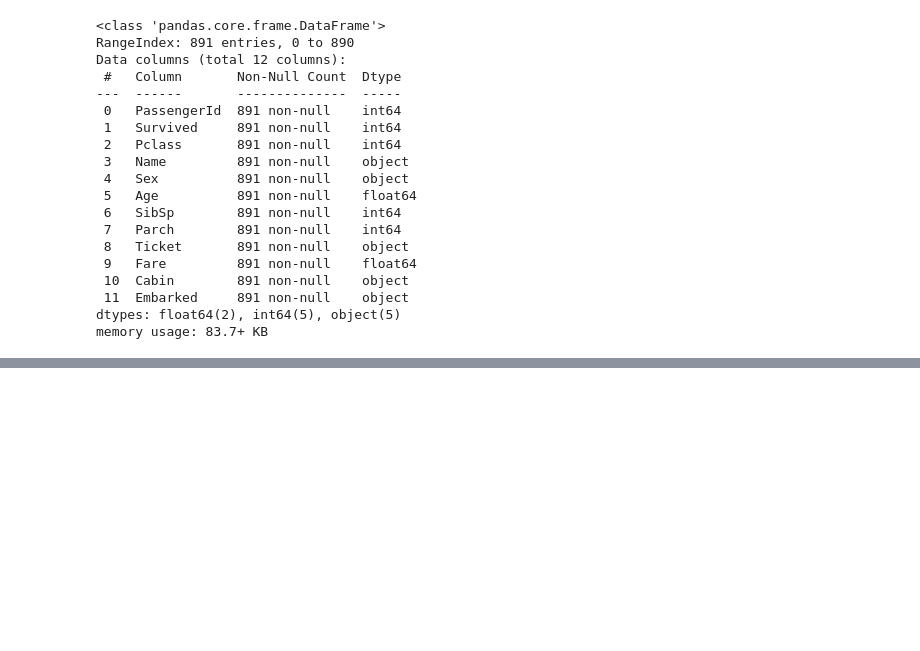
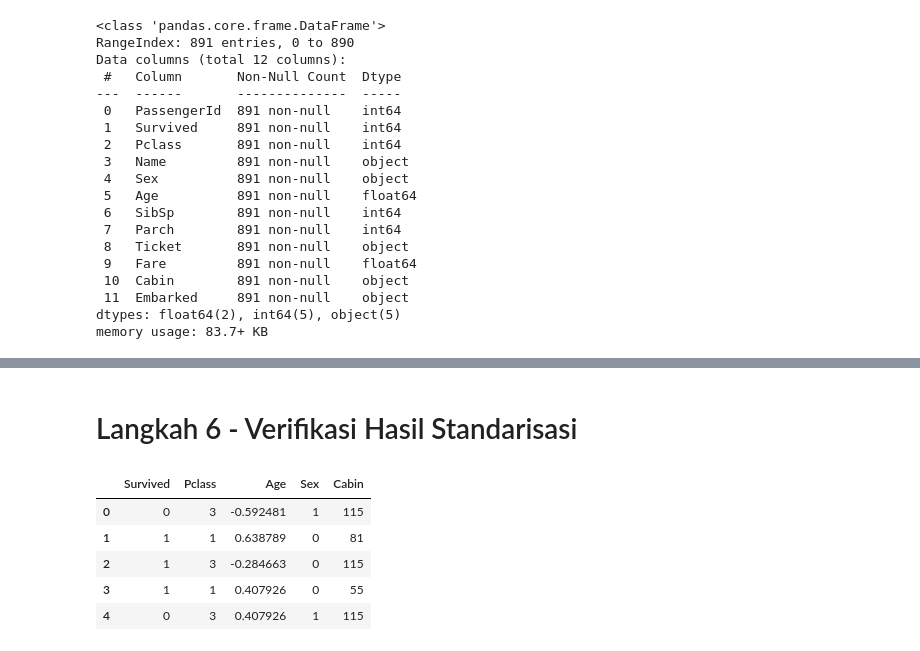
Before and after one commit to FebryanAkt/Pembelajaran-Mesin-2026, a Jupyter notebook: T2_244107020180_Febryan.ipynb, the cells around one changed output, grey strips where cells are left out. Drawn from its saved outputs; the diff is of its cells as text; code cells hidden in the pictures; blank space fills up the shorter version.

```diff
--- a/T2_244107020180_Febryan.ipynb
+++ b/T2_244107020180_Febryan.ipynb
@@ -227,0 +276,16 @@ memory usage: 83.7+ KB
+# %%
+from sklearn.preprocessing import StandardScaler
+
+std = StandardScaler()
+df['Age'] = std.fit_transform(df[['Age']])
+# %% [markdown]
+# Langkah 6 - Verifikasi Hasil Standarisasi
+# %%
+df.head()
+# %% [output]
+|  | Survived | Pclass | Age | Sex | Cabin |
+| 0 | 0 | 3 | -0.592481 | 1 | 115 |
+| 1 | 1 | 1 | 0.638789 | 0 | 81 |
+| 2 | 1 | 3 | -0.284663 | 0 | 115 |
+| 3 | 1 | 1 | 0.407926 | 0 | 55 |
+| 4 | 0 | 3 | 0.407926 | 1 | 115 |
```
Also changed, not shown: parts of 10 cells of this notebook.
